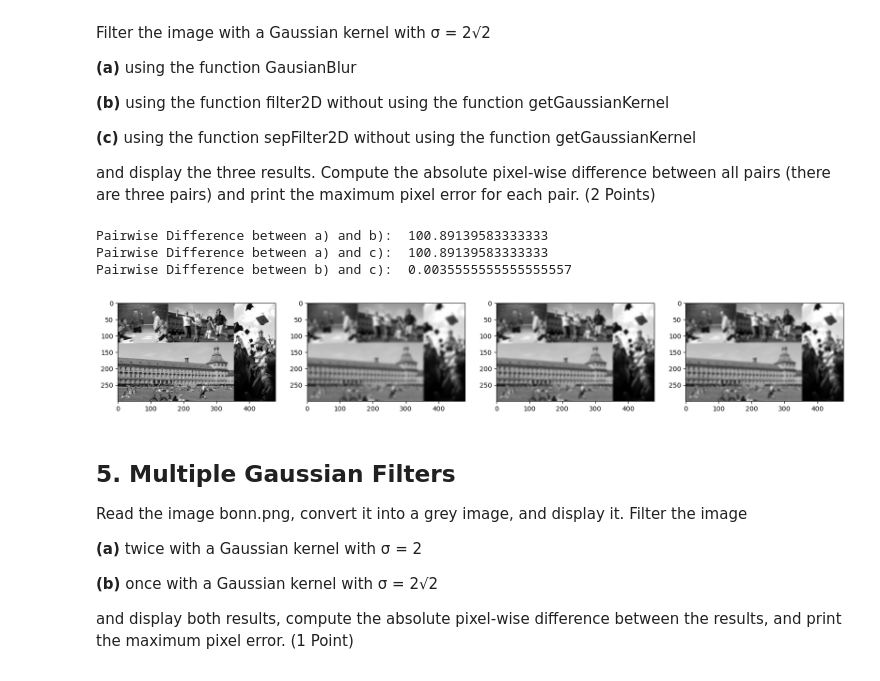
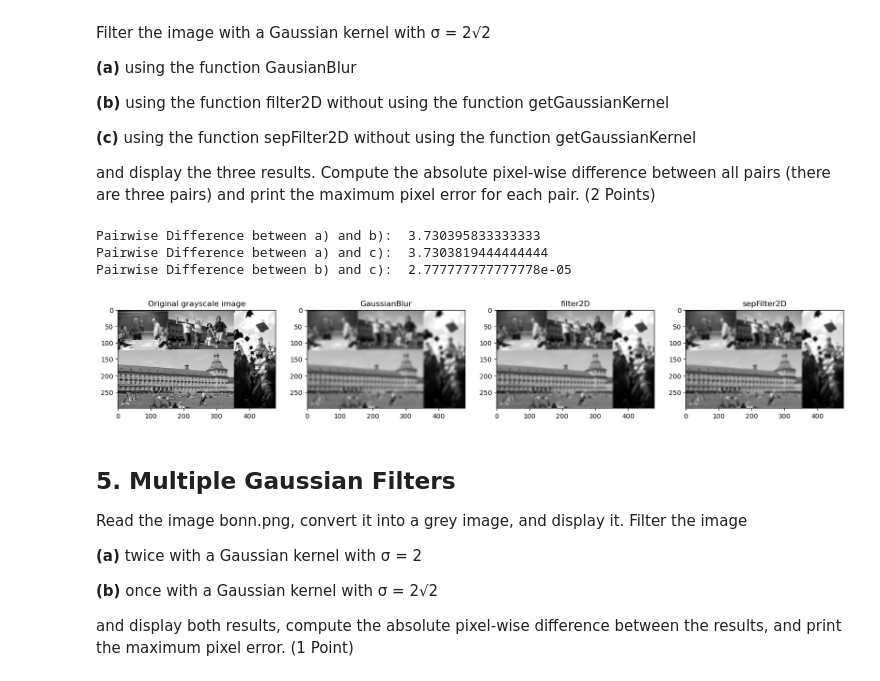
Before and after one commit to Patschwemm/CV_Course, a Jupyter notebook: Sheet01/sheet01.ipynb, the cells around one changed output. Saved outputs shown, nothing was run; the diff lists cells and outputs as text; code cells hidden in the pictures.

```diff
--- a/Sheet01/sheet01.ipynb
+++ b/Sheet01/sheet01.ipynb
@@ -170,46 +170,51 @@ def get_kernel(sigma):
     onedim_kernel = []
     # for every filter size compute gaussian kernel (shit values because gaussian is centered at 0)
     for i in range(-kernel_size//2, kernel_size//2):
-        g_sigma = (1 / (2 * np.pi * sigma**2) * np.exp(- i**2 / (2 * sigma**2)))
+        # constant factor before is said to be ignored in the lecture
+        g_sigma =  np.exp(- i**2 / (2 * sigma**2))
         onedim_kernel.append(g_sigma)
 
     # normalize so that the kernel sums up to one
     return onedim_kernel /  sum(onedim_kernel)
 
 
 def task4():
     img_gray = cv.cvtColor(img, cv.COLOR_BGR2GRAY)
     sigma = 2 * np.sqrt(2)
 
     # a) set ksize to zero to let the function compute from sigma
     gaussian_blur_img1 = cv.GaussianBlur(img_gray, ksize = [0,0], sigmaX = sigma, sigmaY = sigma)
 
     # b)
     kernel = get_kernel(sigma)
     # compute outer product to calculate kernel matix from vector
     kernel_matrix = np.outer(kernel, kernel)
     gaussian_blur_img2 = cv.filter2D(img_gray, kernel=kernel_matrix, ddepth=-1)
 
     # c)
     gaussian_blur_img3 = cv.sepFilter2D(img_gray, kernelX=kernel, kernelY=kernel, ddepth=-1)
 
     _, ax = plt.subplots(1, 4, figsize=(20, 20))
+    ax[0].set_title("Original grayscale image")
     ax[0].imshow(img_gray, cmap="gray")
+    ax[1].set_title("GaussianBlur")
     ax[1].imshow(gaussian_blur_img1, cmap="gray")
+    ax[2].set_title("filter2D")
     ax[2].imshow(gaussian_blur_img2, cmap="gray")
+    ax[3].set_title("sepFilter2D")
     ax[3].imshow(gaussian_blur_img3, cmap="gray")
 
     # compute the pairwise difference:
-    print("Pairwise Difference between a) and b): ", (gaussian_blur_img1 - gaussian_blur_img2).mean())
-    print("Pairwise Difference between a) and c): ", (gaussian_blur_img1 - gaussian_blur_img3).mean())
-    print("Pairwise Difference between b) and c): ", (gaussian_blur_img2 - gaussian_blur_img3).mean())
-
-
-
+    print("Pairwise Difference between a) and b): ",
+    np.abs(gaussian_blur_img1.astype(int) - gaussian_blur_img2.astype(int)).mean())
+    print("Pairwise Difference between a) and c): ",
+    np.abs(gaussian_blur_img1.astype(int) - gaussian_blur_img3.astype(int)).mean())
+    print("Pairwise Difference between b) and c): ",
+    np.abs(gaussian_blur_img2.astype(int) - gaussian_blur_img3.astype(int)).mean())
 
 task4()
 # %% [output]
-Pairwise Difference between a) and b):  100.89139583333333
-Pairwise Difference between a) and c):  100.89139583333333
-Pairwise Difference between b) and c):  0.0035555555555555557
+Pairwise Difference between a) and b):  3.730395833333333
+Pairwise Difference between a) and c):  3.7303819444444444
+Pairwise Difference between b) and c):  2.777777777777778e-05
-[figure, old version]
+[figure, new version]
```
Also changed, not shown: parts of 8 cells of this notebook, 1 other file.
